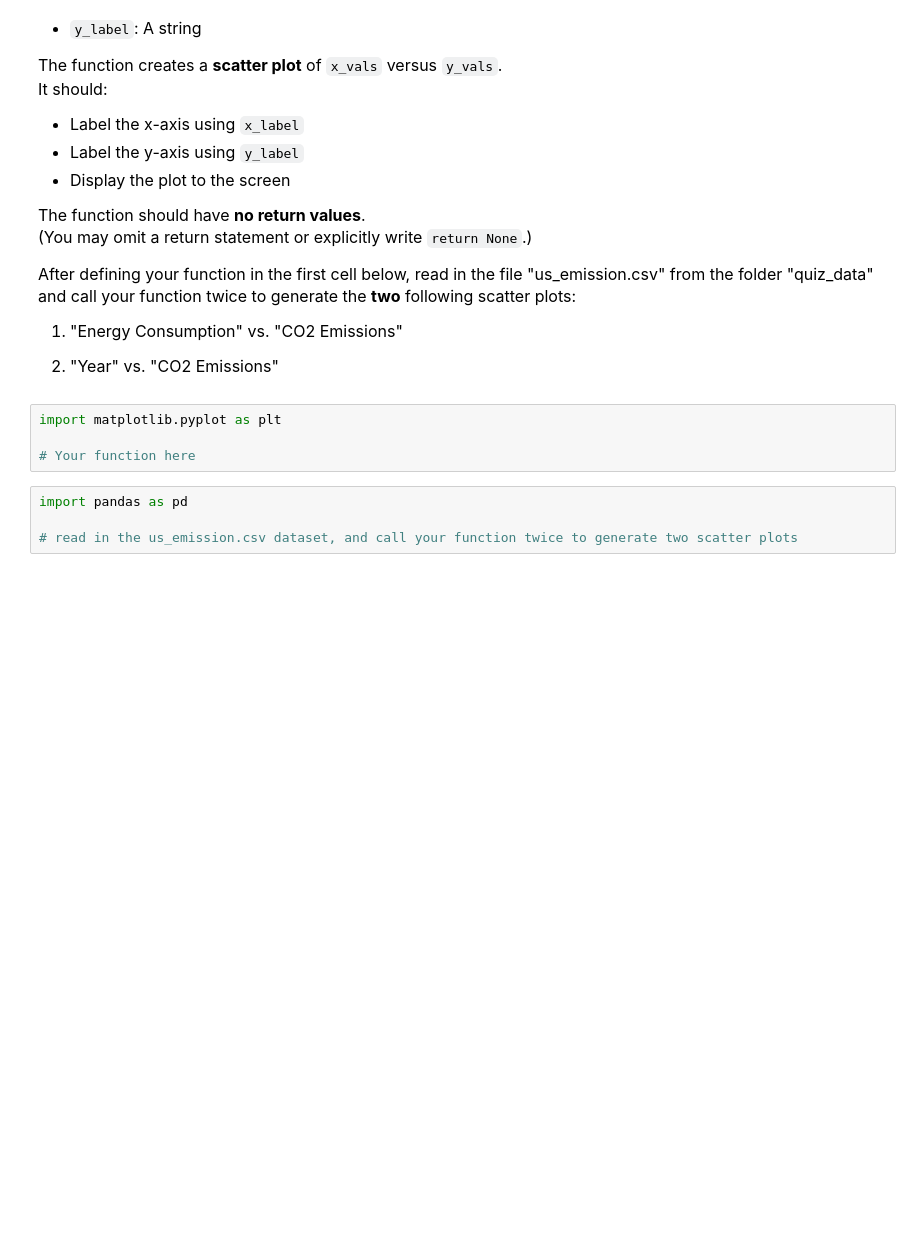
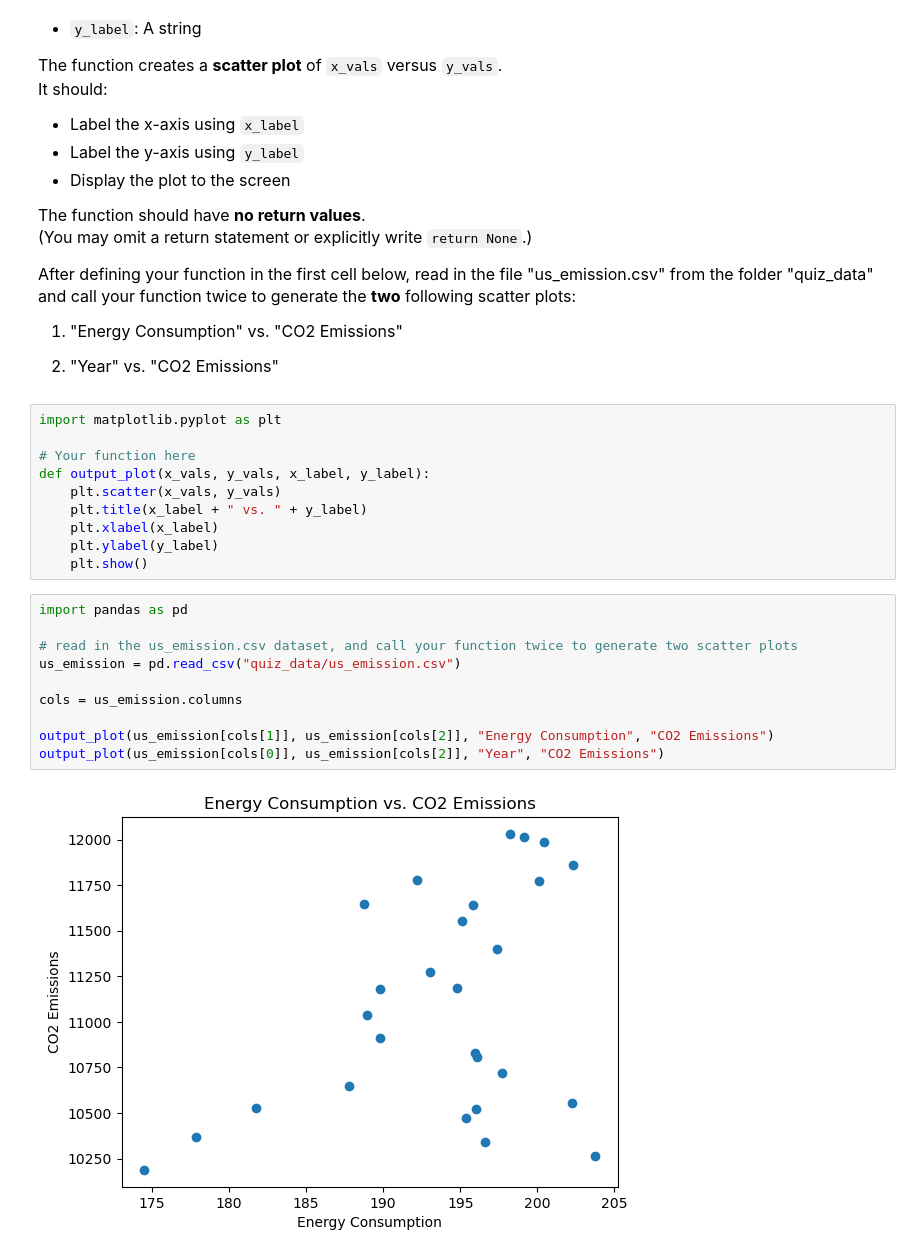
Before and after one commit to sjpu0212/datasci151fall2026, a Jupyter notebook: _quizzes/practice_quiz_3/practice_quiz_3.ipynb, the cells around one changed output. Cells and saved outputs as stored; diff of their text form; blank space fills up the shorter version.

```diff
--- a/_quizzes/practice_quiz_3/practice_quiz_3.ipynb
+++ b/_quizzes/practice_quiz_3/practice_quiz_3.ipynb
@@ -187,7 +265,21 @@ After defining your function in the first cell below, read in the file "us_emiss
 import matplotlib.pyplot as plt
 
 # Your function here
+def output_plot(x_vals, y_vals, x_label, y_label):
+    plt.scatter(x_vals, y_vals)
+    plt.title(x_label + " vs. " + y_label)
+    plt.xlabel(x_label)
+    plt.ylabel(y_label)
+    plt.show()
 # %%
 import pandas as pd
 
 # read in the us_emission.csv dataset, and call your function twice to generate two scatter plots
+us_emission = pd.read_csv("quiz_data/us_emission.csv")
+
+cols = us_emission.columns
+
+output_plot(us_emission[cols[1]], us_emission[cols[2]], "Energy Consumption", "CO2 Emissions")
+output_plot(us_emission[cols[0]], us_emission[cols[2]], "Year", "CO2 Emissions")
+# %% [output]
+[figure, added]
```
Also changed, not shown: parts of 7 cells of this notebook, 1 other file.
